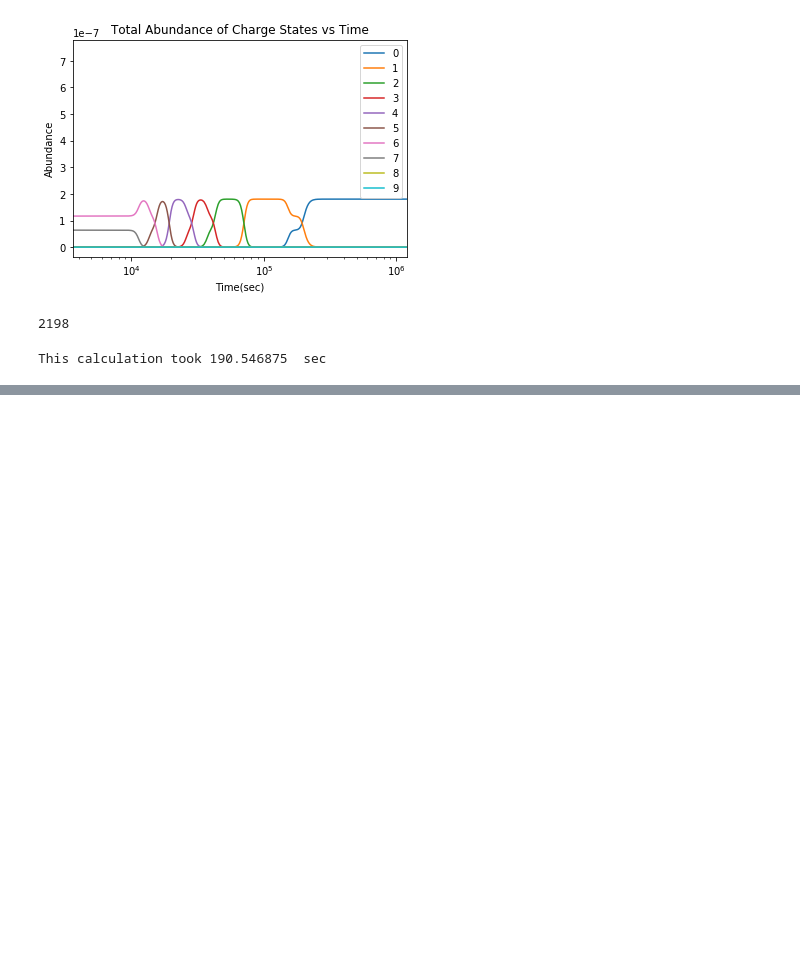
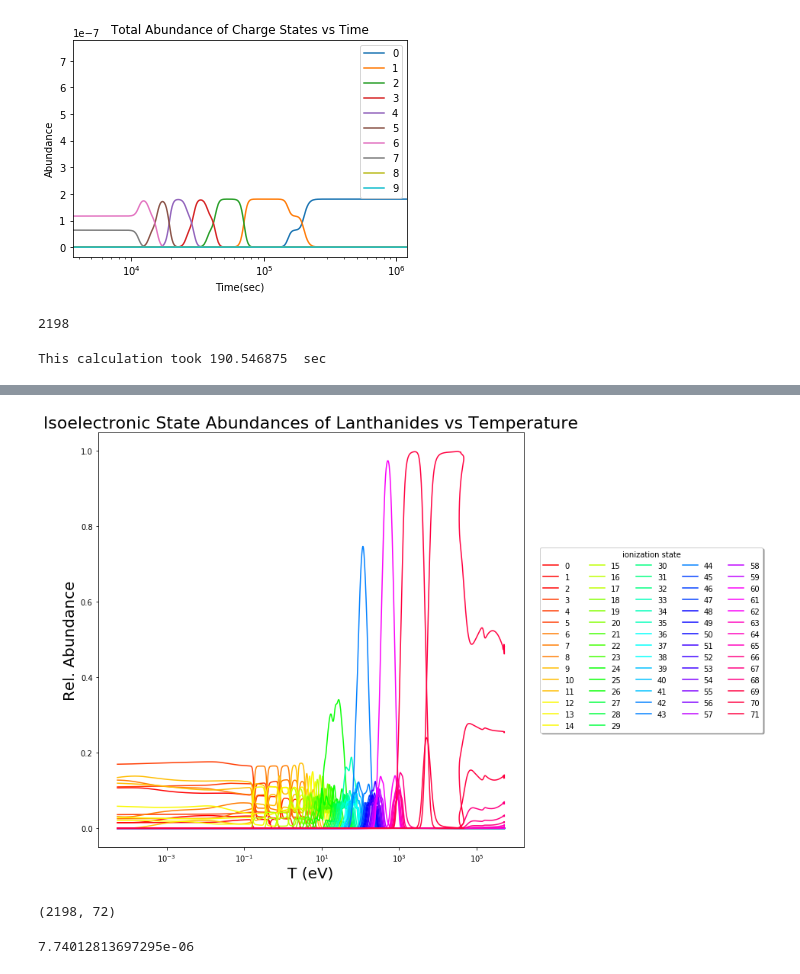
Before and after one commit to PranavNalamwar/R-process_Mergers, a Jupyter notebook: Abundance_Calculations/Fixing_Cutoff/Charge State and Isoelectronic State Abundance Analysis.ipynb, the cells around one changed output, grey strips where cells are left out. Drawn from its saved outputs; the diff is of its cells as text; code cells hidden in the pictures; blank space fills up the shorter version.

```diff
--- a/Abundance_Calculations/Fixing_Cutoff/Charge State and Isoelectronic State Abundance Analysis.ipynb
+++ b/Abundance_Calculations/Fixing_Cutoff/Charge State and Isoelectronic State Abundance Analysis.ipynb
@@ -323,0 +388,30 @@ with open("Ye_f_Mid.txt","rb") as fp:
+# %%
+from saha_Luke_isoelectronic import SkyNetIonization
+fname = 'SkyNet_r-process.h5'
+run = SkyNetIonization(fname, calculateYeFree = True)
+YI = run.GetIsoElectronicAbundances(57,71)
+# %%
+YRangeTot = np.sum(YI, 1) # Get the total abundance at each time to normalize
+
+plt.figure(figsize=(10,10))
+
+n = 71
+cm = plt.get_cmap('hsv') #Using prism highlights groups of 3. very useful. same with hsv
+# Plot up a comparison of the fixed YeFree solution and the self-consistent YeFree solution
+for i in range(len(YI[0,:])):
+    plt.plot(kbEvpGK*run.T9, YI[:,i]/YRangeTot,label = i,color = cm(i//3*3.0/n))
+plt.legend()
+
+plt.yscale('linear')
+plt.xscale('log')
+plt.xlabel('T (eV)', fontsize=20)
+plt.ylabel('Rel. Abundance', fontsize=20)
+plt.title('Isoelectronic State Abundances of Lanthanides vs Temperature',fontsize = 22)
+#plt.ylim([1.e-6, 1.0])
+#plt.xlim([1.e-7, 0.5])
+plt.legend(loc='center left', bbox_to_anchor=(1.03, 0.5),shadow = True,fancybox = True,title = 'ionization state',ncol = 5)
+plt.show()
+np.shape(YI)
+# %% [output]
+[figure, added]
+(2198, 72)
@@ -323,0 +431,4 @@ with open("Ye_f_Mid.txt","rb") as fp:
+# %%
+YI[2197,0]
+# %% [output]
+7.74012813697295e-06
```
Also changed, not shown: parts of 12 cells of this notebook, 23 other files.
